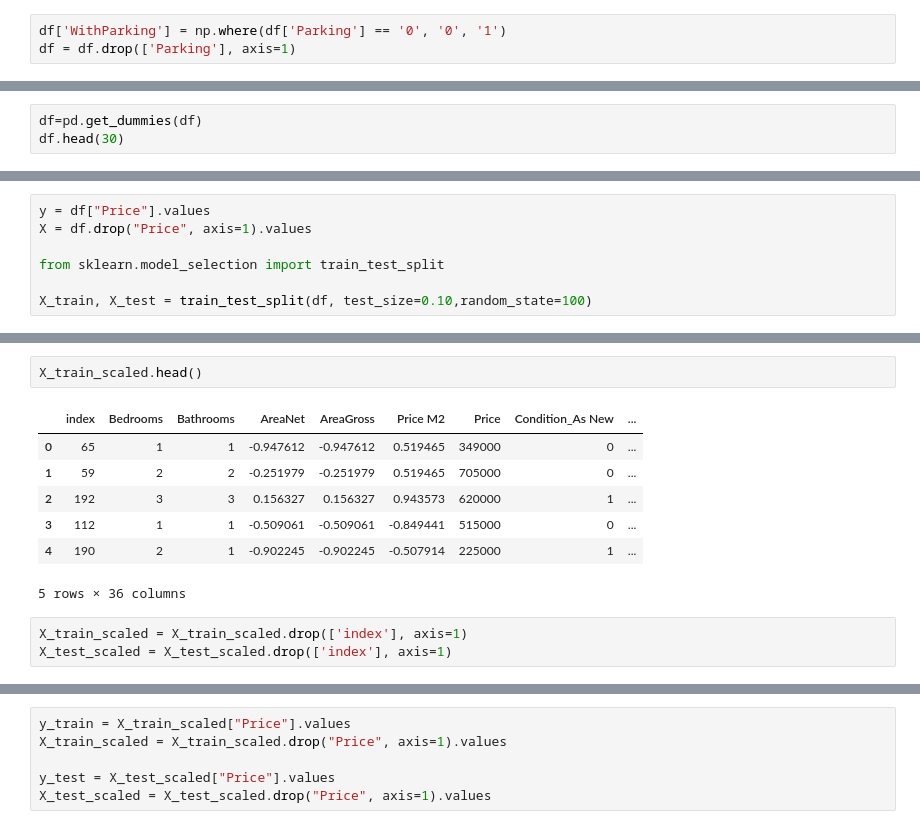
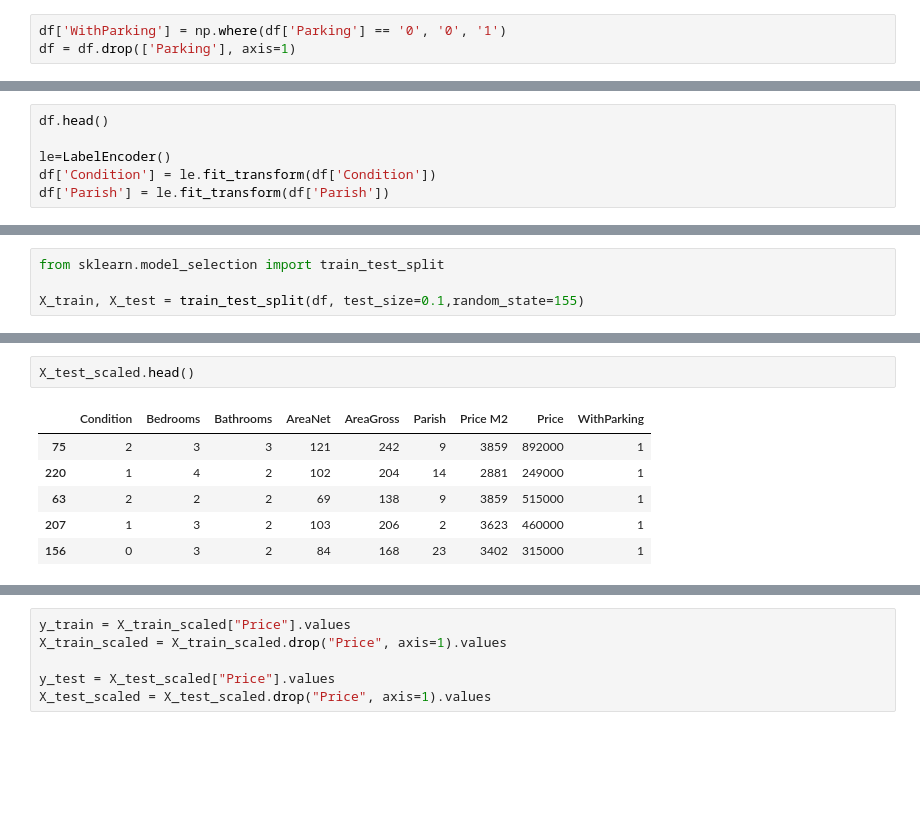
Before and after one commit to NEECIST/Machine-Learning-Workshop, a Jupyter notebook: regression/ws2.ipynb, the cells around one changed output, grey strips where cells are left out. Saved outputs shown, nothing was run; the diff lists cells and outputs as text; blank space fills up the shorter version.

```diff
--- a/regression/ws2.ipynb
+++ b/regression/ws2.ipynb
@@ -120,3 +77,9 @@ df = df.drop(['Parking'], axis=1)
+# %%
+df.head()
+
+le=LabelEncoder()
+df['Condition'] = le.fit_transform(df['Condition'])
+df['Parish'] = le.fit_transform(df['Parish'])
 # %%
 df.head()
 # %% [output]
@@ -129,3 +91,0 @@ df.head()
-# %%
-df=pd.get_dummies(df)
-df.head(30)
@@ -151,7 +92,4 @@ df.head(30)
 # %%
-y = df["Price"].values
-X = df.drop("Price", axis=1).values
-
 from sklearn.model_selection import train_test_split
 
-X_train, X_test = train_test_split(df, test_size=0.10,random_state=100)
+X_train, X_test = train_test_split(df, test_size=0.1,random_state=155)
@@ -184,13 +124,9 @@ X_train_scaled = X_train_scaled.reset_index()
 # %%
-X_train_scaled.head()
+X_test_scaled.head()
 # %% [output]
-|  | index | Bedrooms | Bathrooms | AreaNet | AreaGross | Price M2 | Price | Condition_As New | ... |
-| 0 | 65 | 1 | 1 | -0.947612 | -0.947612 | 0.519465 | 349000 | 0 | ... |
-| 1 | 59 | 2 | 2 | -0.251979 | -0.251979 | 0.519465 | 705000 | 0 | ... |
-| 2 | 192 | 3 | 3 | 0.156327 | 0.156327 | 0.943573 | 620000 | 1 | ... |
-| 3 | 112 | 1 | 1 | -0.509061 | -0.509061 | -0.849441 | 515000 | 0 | ... |
-| 4 | 190 | 2 | 1 | -0.902245 | -0.902245 | -0.507914 | 225000 | 1 | ... |
+|  | Condition | Bedrooms | Bathrooms | AreaNet | AreaGross | Parish | Price M2 | Price | WithParking |
+| 75 | 2 | 3 | 3 | 121 | 242 | 9 | 3859 | 892000 | 1 |
+| 220 | 1 | 4 | 2 | 102 | 204 | 14 | 2881 | 249000 | 1 |
+| 63 | 2 | 2 | 2 | 69 | 138 | 9 | 3859 | 515000 | 1 |
+| 207 | 1 | 3 | 2 | 103 | 206 | 2 | 3623 | 460000 | 1 |
+| 156 | 0 | 3 | 2 | 84 | 168 | 23 | 3402 | 315000 | 1 |
-5 rows × 36 columns
-# %%
-X_train_scaled = X_train_scaled.drop(['index'], axis=1)
-X_test_scaled = X_test_scaled.drop(['index'], axis=1)
```
Also changed, not shown: parts of 15 cells of this notebook.
